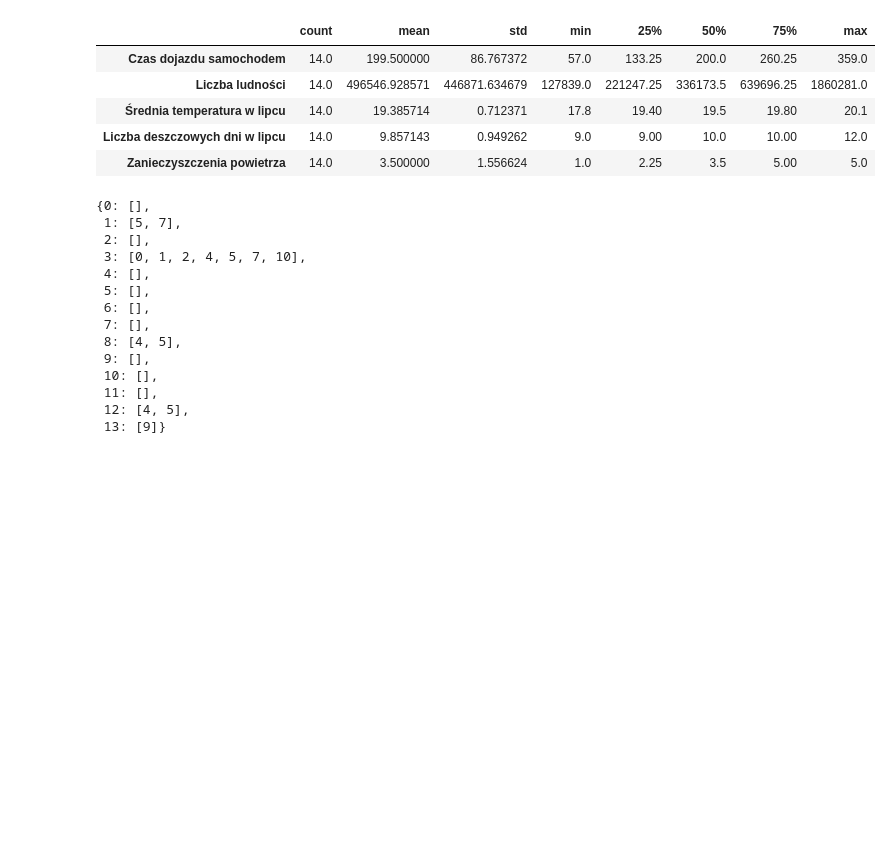
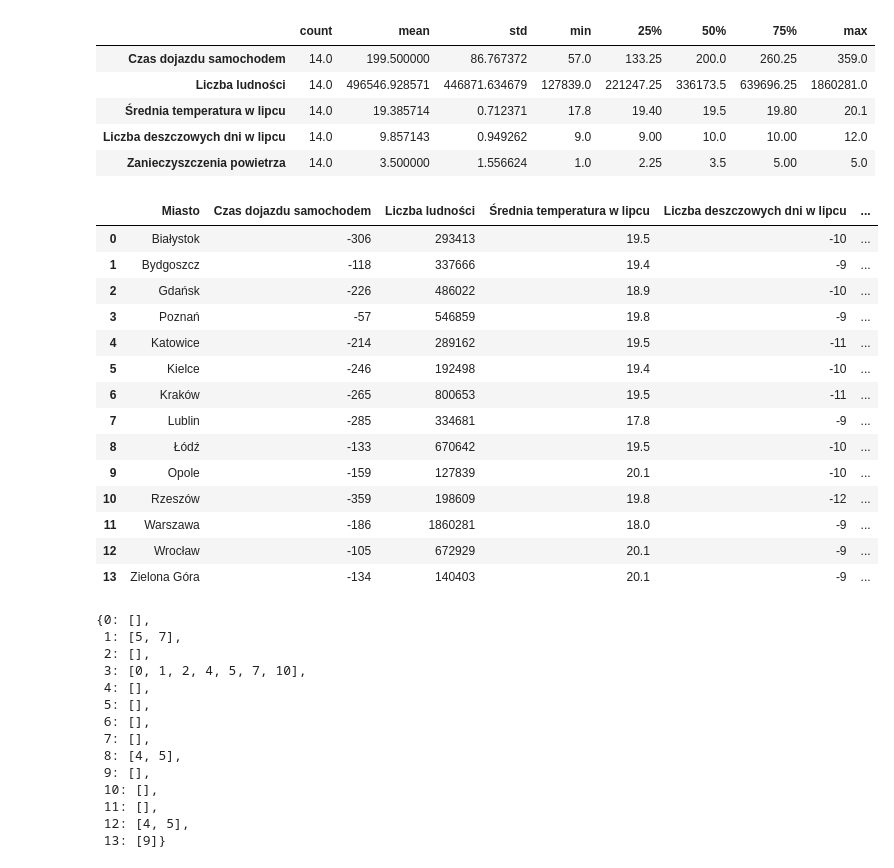
Before and after one commit to majsterkovic/iswd-project-2, a Jupyter notebook: demo.ipynb, the cells around one changed output. Cells and saved outputs as stored; diff of their text form; code cells hidden in the pictures; blank space fills up the shorter version.

```diff
--- a/demo.ipynb
+++ b/demo.ipynb
@@ -79,6 +105,24 @@ df.describe().T
 # %%
 cost_columns = ['Czas dojazdu samochodem', 'Liczba deszczowych dni w lipcu']
 df[cost_columns] = df[cost_columns] * (-1)
+# %%
+df
+# %% [output]
+|  | Miasto | Czas dojazdu samochodem | Liczba ludności | Średnia temperatura w lipcu | Liczba deszczowych dni w lipcu | ... |
+| 0 | Białystok | -306 | 293413 | 19.5 | -10 | ... |
+| 1 | Bydgoszcz | -118 | 337666 | 19.4 | -9 | ... |
+| 2 | Gdańsk | -226 | 486022 | 18.9 | -10 | ... |
+| 3 | Poznań | -57 | 546859 | 19.8 | -9 | ... |
+| 4 | Katowice | -214 | 289162 | 19.5 | -11 | ... |
+| 5 | Kielce | -246 | 192498 | 19.4 | -10 | ... |
+| 6 | Kraków | -265 | 800653 | 19.5 | -11 | ... |
+| 7 | Lublin | -285 | 334681 | 17.8 | -9 | ... |
+| 8 | Łódź | -133 | 670642 | 19.5 | -10 | ... |
+| 9 | Opole | -159 | 127839 | 20.1 | -10 | ... |
+| 10 | Rzeszów | -359 | 198609 | 19.8 | -12 | ... |
+| 11 | Warszawa | -186 | 1860281 | 18.0 | -9 | ... |
+| 12 | Wrocław | -105 | 672929 | 20.1 | -9 | ... |
+| 13 | Zielona Góra | -134 | 140403 | 20.1 | -9 | ... |
 # %%
 c = df.columns[1:]
 df[c] = df[c].astype(float)
```
Also changed, not shown: parts of 20 cells of this notebook.
